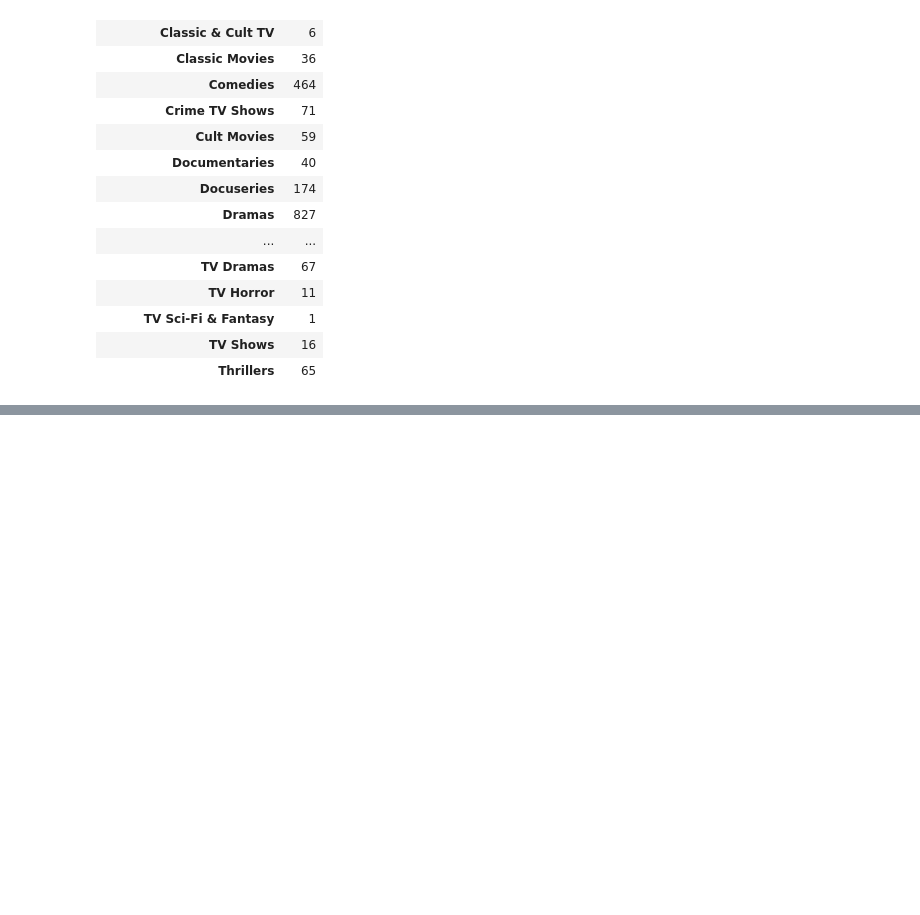
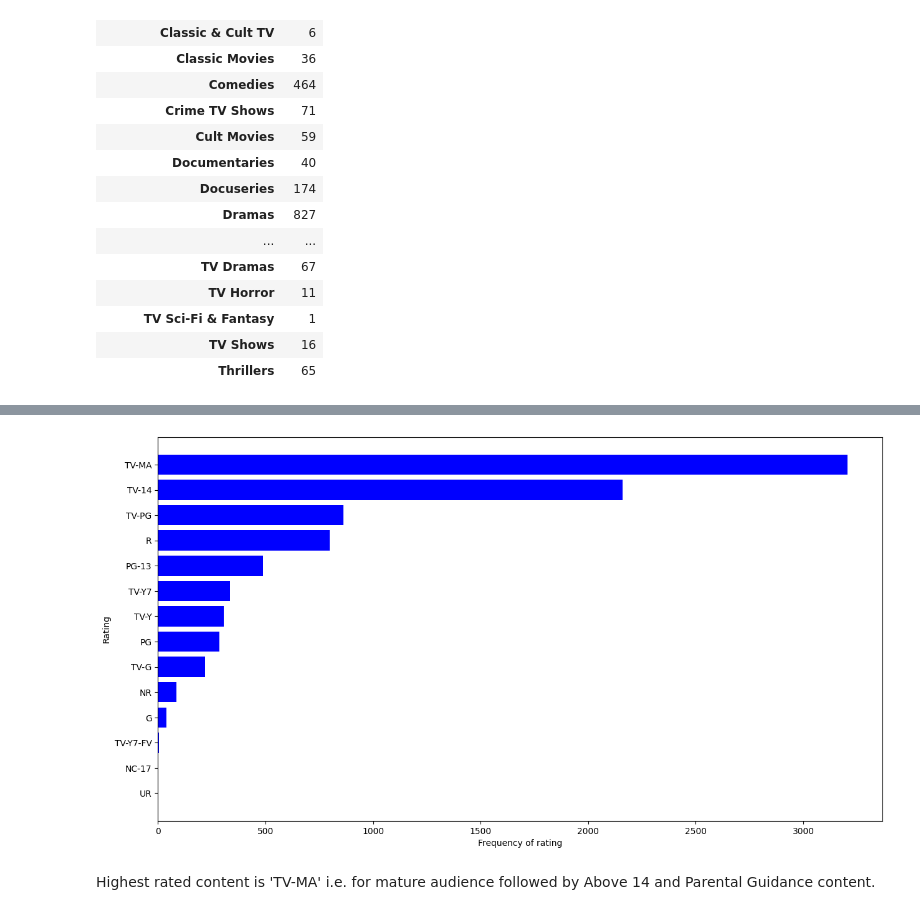
Before and after one commit to vinayakghatul/Netflix_EDA, a Jupyter notebook: DV_Netflix_Case.ipynb, the cells around one changed output, grey strips where cells are left out. Cells and saved outputs as stored; diff of their text form; code cells hidden in the pictures; blank space fills up the shorter version.

```diff
--- a/DV_Netflix_Case.ipynb
+++ b/DV_Netflix_Case.ipynb
@@ -560,0 +599,11 @@ df[df['rating'].isnull()]
+# %%
+df_rating=df_final1.groupby(['rating']).agg({"title":"nunique"}).reset_index().sort_values(by=['title'],ascending=False)[:15]
+plt.figure(figsize=(15,8))
+plt.barh(df_rating[::-1]['rating'],df_rating[::-1]['title'],color=['blue'])
+plt.xlabel('Frequency of rating')
+plt.ylabel('Rating')
+plt.show()
+# %% [output]
+[figure, added]
+# %% [markdown]
+Highest rated content is 'TV-MA' i.e. for mature audience followed by Above 14 and Parental Guidance content.
```
Also changed, not shown: parts of 20 cells of this notebook.
